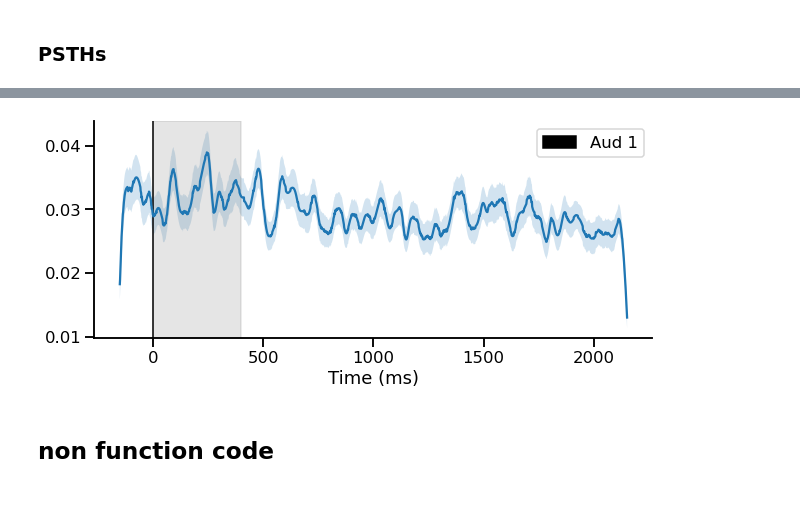
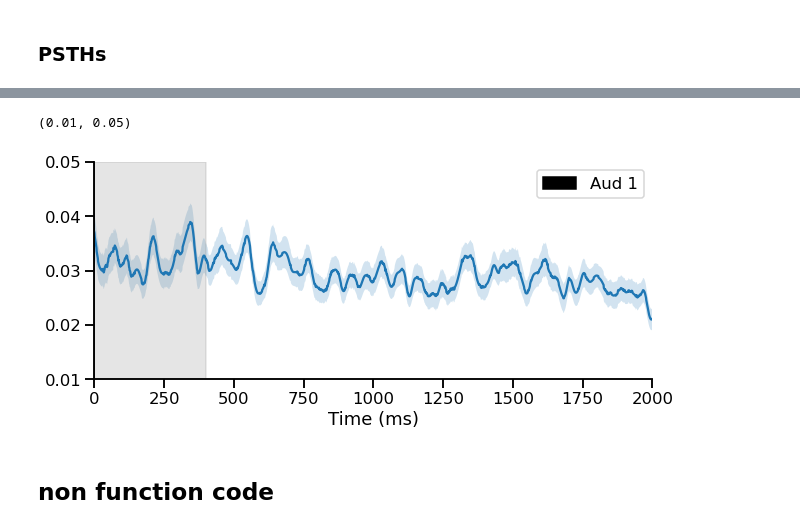
Before and after one commit to Brody-Lab/jbreda_PWM_mPFC_analysis, a Jupyter notebook: event_centering.ipynb, the cells around one changed output, grey strips where cells are left out. Cells and saved outputs as stored; diff of their text form; code cells hidden in the pictures; blank space fills up the shorter version.

Commit message:
end of day, functions written for single neuron all trials for PSTH

```diff
--- a/event_centering.ipynb
+++ b/event_centering.ipynb
@@ -45,7 +48,7 @@ spks_path = os.path.join(sess_path, spks_mat)
 
 # load & wrangle
 beh_df, spks_dict = load_and_wrangle(beh_path, spks_path, overwrite=False)
-sess_aligned = event_align_session(spks_dict, beh_df, sess_path, overwrite=True)
+sess_aligned = event_align_session(spks_dict, beh_df, sess_path, overwrite=False)
 # %% [output]
 no file found, running alignment for session
 # %%
@@ -136,29 +110,18 @@ plt.plot(x, kernal_normalized)
-# %%
-conv_trial= []
-
-for trial in test:
-    smoothed = np.convolve(trial, kernal_normalized, mode = 'same')
-    smoothed = np.where(smoothed == 0, np.nan, smoothed)
-    conv_trial.append(smoothed)
-
-conv_trial = np.array(conv_trial)
-
-test_mean = np.nanmean(conv_trial, axis=0)
-test_sem = stats.sem(conv_trial, axis=0, nan_policy='omit')
-
-time = np.linspace(-150, 2150, len(test_mean))
-
-fig, ax = plt.subplots(figsize = (10, 4))
-ax.plot(time, test_mean)
-ax.fill_between(time, test_mean - test_sem, test_mean + test_sem, alpha = 0.2 )
-
-plt.axvspan(0,400, alpha = 0.2, color = 'grey')
-plt.axvspan(0,0.000001, color = 'black', label = 'Aud 1')
-ax.set(xlabel = "Time (ms)")
-plt.legend()
-sns.despine()
-# %% [output]
-[figure, removed]
+# %%
+fig, ax = plt.subplots(figsize = (10, 4))
+ax.plot(time, m)
+ax.fill_between(time, m - s, m + s, alpha = 0.2 )
+
+plt.axvspan(0,400, alpha = 0.2, color = 'grey')
+plt.axvspan(0,0.000001, color = 'black', label = 'Aud 1')
+ax.set(xlabel = "Time (ms)")
+plt.legend()
+sns.despine()
+plt.xlim(0,2000)
+plt.ylim(0.01, 0.05)
+# %% [output]
+(0.01, 0.05)
+[figure, added]
 # %% [markdown]
 ## non function code
 # %% [markdown]
```
Also changed, not shown: parts of 5 cells of this notebook, 2 other files.
